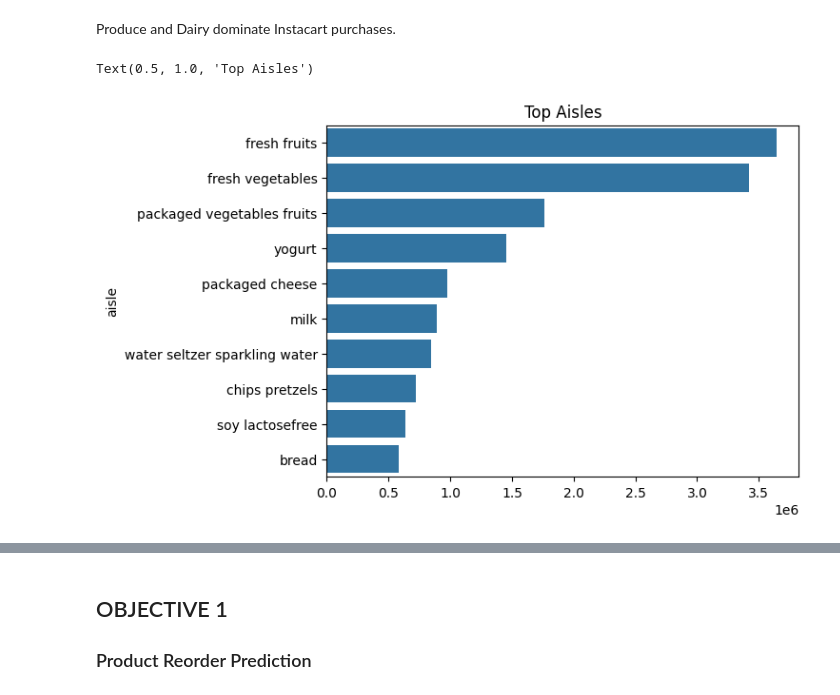
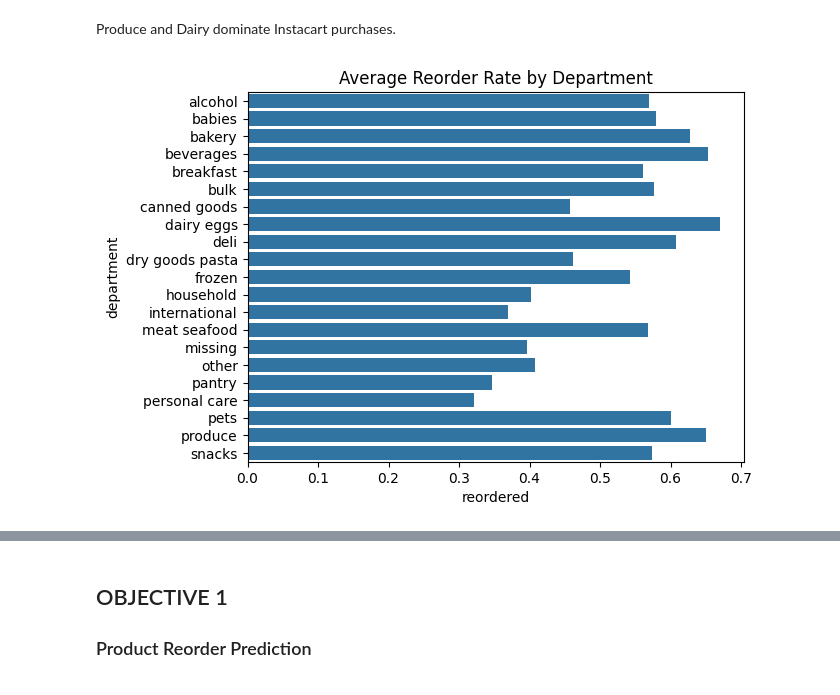
Before and after one commit to ThiwankaKT/ML_Project, a Jupyter notebook: shopping_analysis.ipynb, the cells around one changed output, grey strips where cells are left out. Cells and saved outputs as stored; diff of their text form; code cells hidden in the pictures.

```diff
--- a/shopping_analysis.ipynb
+++ b/shopping_analysis.ipynb
@@ -33,12 +31,11 @@ departments = pd.read_csv("datasets/departments.csv")
 # %%
-# Merge datasets for analysis
-order_details = order_products_prior.merge(products,on="product_id")
-
-order_details = order_details.merge(aisles,on="aisle_id")
-
-order_details = order_details.merge(departments,on="department_id")
-
-order_details = order_details.merge(orders,on="order_id")
+# -------------------------
+# Merge datasets for EDA & preprocessing
+# -------------------------
+order_details = order_products_prior.merge(products, on="product_id") \
+                                   .merge(aisles, on="aisle_id") \
+                                   .merge(departments, on="department_id") \
+                                   .merge(orders, on="order_id")
 # %% [markdown]
 ## EDA
 # %%
@@ -77,13 +83,13 @@ Text(0.5, 1.0, 'Top Departments')
 # %% [markdown]
 Produce and Dairy dominate Instacart purchases.
 # %%
-top_aisles = order_details["aisle"].value_counts().head(10)
+# Department reorder rate
+dept_reorder = order_details.groupby("department")["reordered"].mean().reset_index()
+dept_reorder.to_csv("dept_reorder.csv", index=False)
 
 plt.figure()
-
-sns.barplot(x=top_aisles.values,y=top_aisles.index)
-
-plt.title("Top Aisles")
+sns.barplot(x="reordered", y="department", data=dept_reorder)
+plt.title("Average Reorder Rate by Department")
+plt.show()
 # %% [output]
-Text(0.5, 1.0, 'Top Aisles')
-[figure, old version]
+[figure, new version]
```
Also changed, not shown: parts of 26 cells of this notebook, 9 other files.
